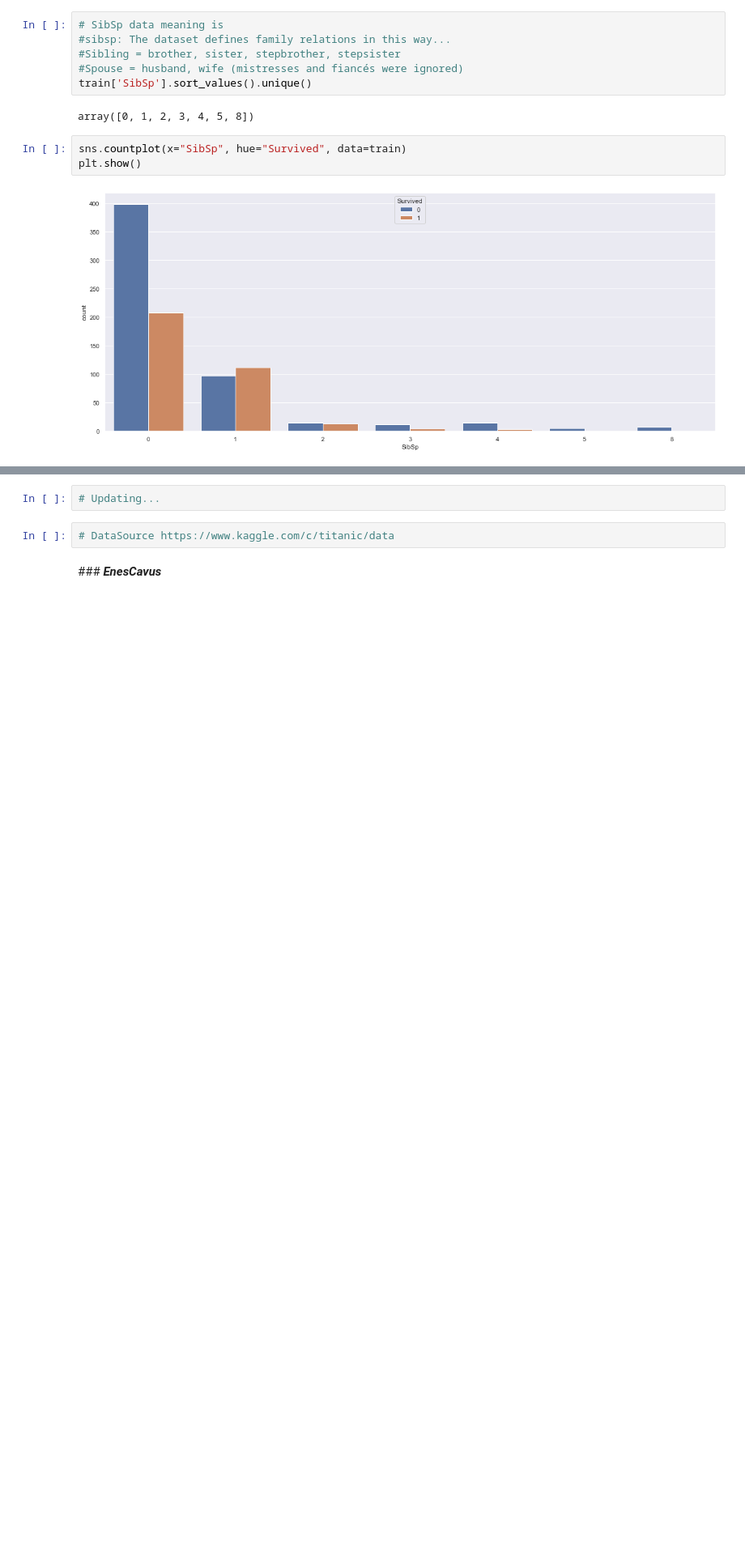
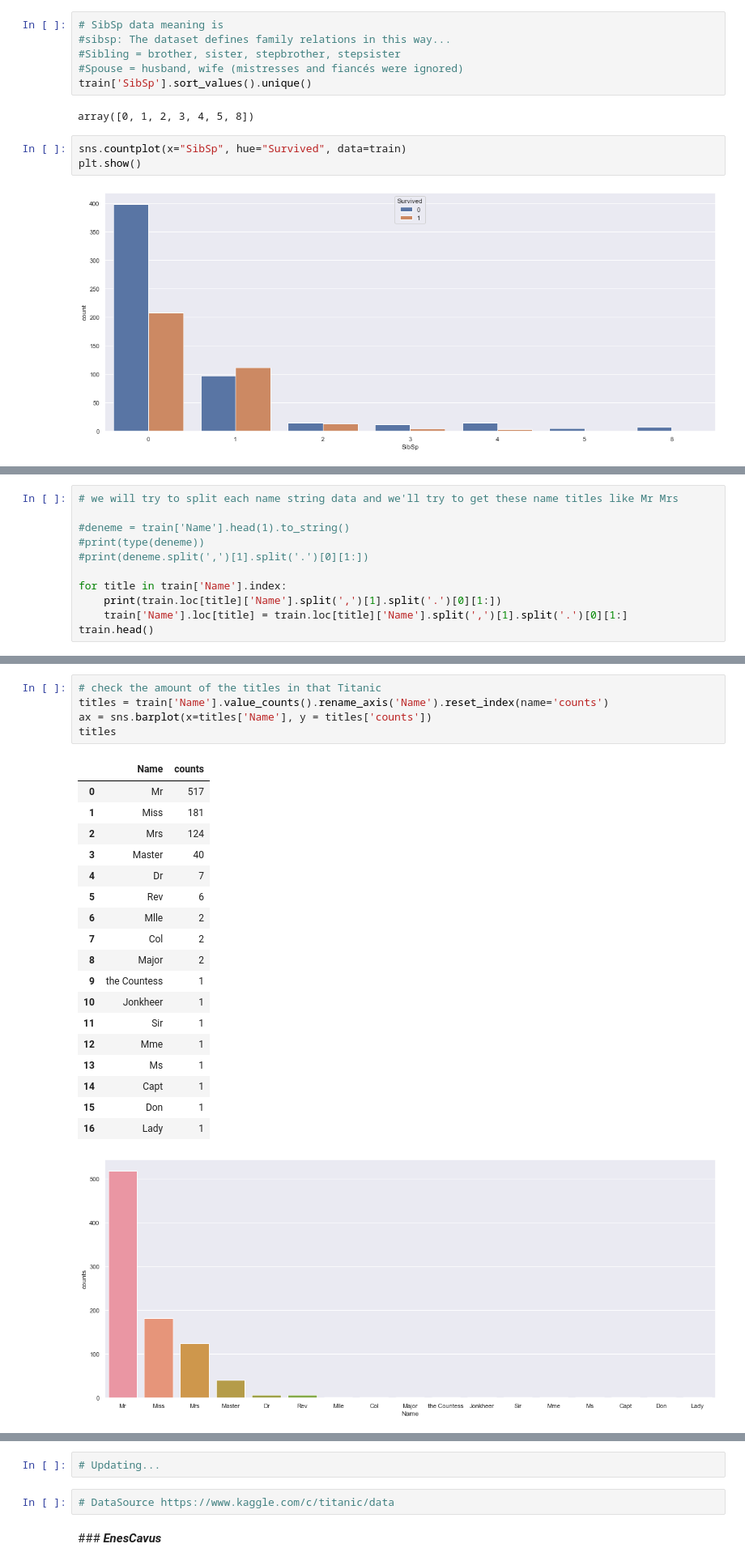
Before and after one commit to enescavus/Data-Science-Projects, a Jupyter notebook: Titanic/titanic_data_analysis.ipynb, the cells around one changed output, grey strips where cells are left out. Shown at 81% size. Cells and saved outputs as stored; diff of their text form; blank space fills up the shorter version.

Commit message:
train data analysis done

```diff
--- a/Titanic/titanic_data_analysis.ipynb
+++ b/Titanic/titanic_data_analysis.ipynb
@@ -345,0 +367,11 @@ plt.show()
+# %%
+# we will try to split each name string data and we'll try to get these name titles like Mr Mrs
+
+#deneme = train['Name'].head(1).to_string()
+#print(type(deneme))
+#print(deneme.split(',')[1].split('.')[0][1:])
+
+for title in train['Name'].index:
+    print(train.loc[title]['Name'].split(',')[1].split('.')[0][1:])
+    train['Name'].loc[title] = train.loc[title]['Name'].split(',')[1].split('.')[0][1:]
+train.head()
@@ -345,0 +409,25 @@ plt.show()
+# %%
+# check the amount of the titles in that Titanic
+titles = train['Name'].value_counts().rename_axis('Name').reset_index(name='counts')
+ax = sns.barplot(x=titles['Name'], y = titles['counts'])
+titles
+# %% [output]
+|  | Name | counts |
+| 0 | Mr | 517 |
+| 1 | Miss | 181 |
+| 2 | Mrs | 124 |
+| 3 | Master | 40 |
+| 4 | Dr | 7 |
+| 5 | Rev | 6 |
+| 6 | Mlle | 2 |
+| 7 | Col | 2 |
+| 8 | Major | 2 |
+| 9 | the Countess | 1 |
+| 10 | Jonkheer | 1 |
+| 11 | Sir | 1 |
+| 12 | Mme | 1 |
+| 13 | Ms | 1 |
+| 14 | Capt | 1 |
+| 15 | Don | 1 |
+| 16 | Lady | 1 |
+[figure, added]
```
Also changed, not shown: parts of 15 cells of this notebook.
